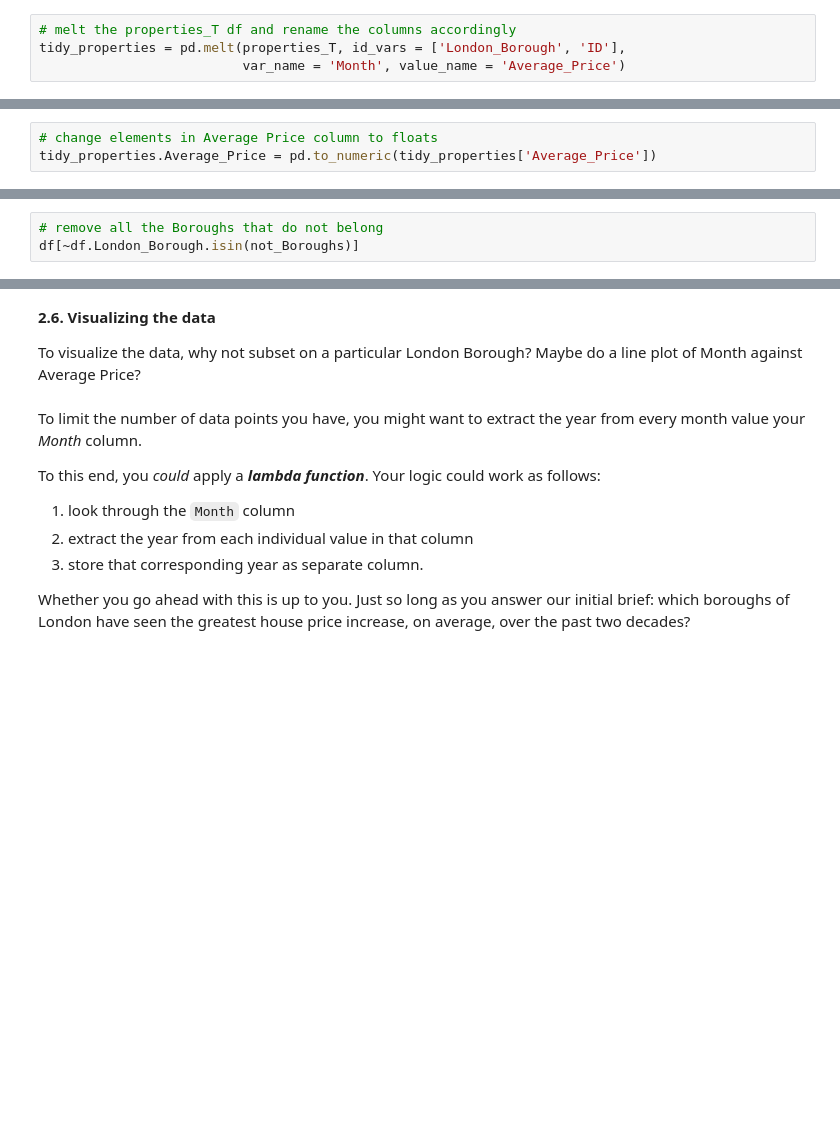
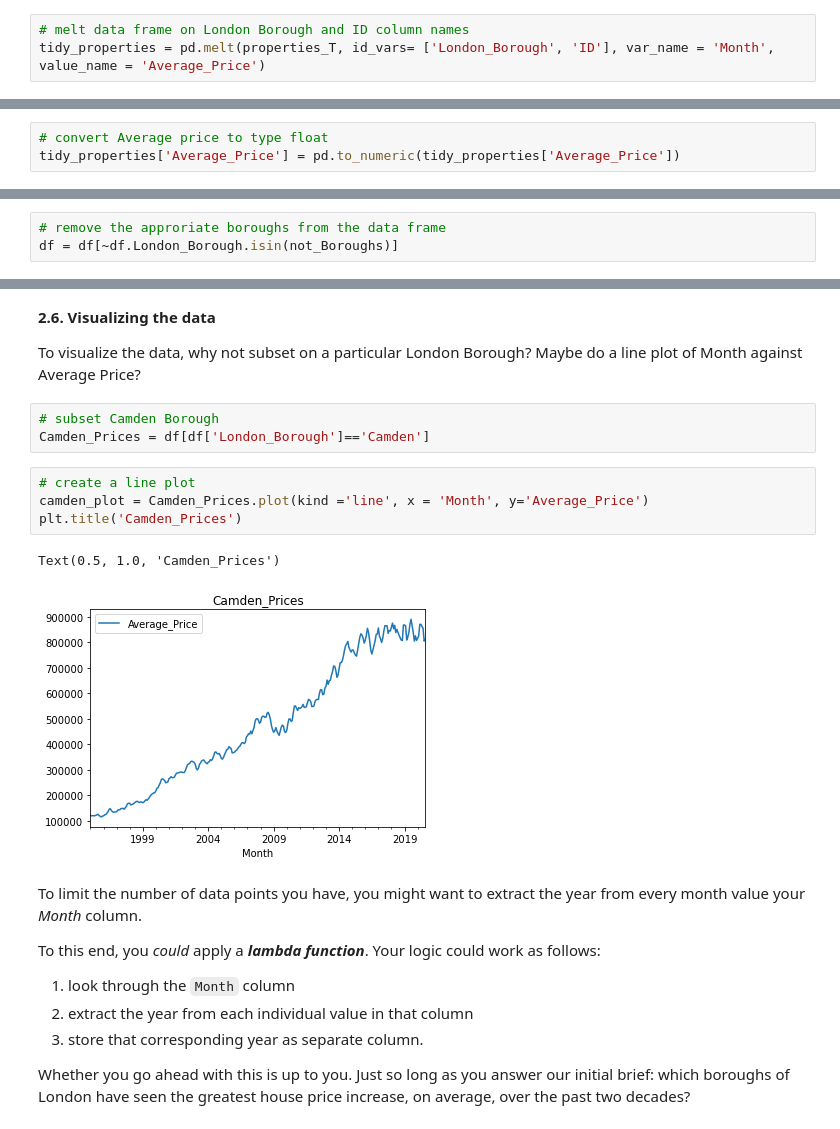
Before and after one commit to pzal8746/Springboard_DSC, a Jupyter notebook: Unit 4 Challenge - Tier 3.ipynb, the cells around one changed output, grey strips where cells are left out. Drawn from its saved outputs; the diff is of its cells as text; blank space fills up the shorter version.

```diff
--- a/Unit 4 Challenge - Tier 3.ipynb
+++ b/Unit 4 Challenge - Tier 3.ipynb
@@ -199,6 +198,5 @@ Remember what Wes McKinney said about tidy data?
 
 You might need to **melt** your DataFrame here.
 # %%
-# melt the properties_T df and rename the columns accordingly
-tidy_properties = pd.melt(properties_T, id_vars = ['London_Borough', 'ID'],
-                          var_name = 'Month', value_name = 'Average_Price')
+# melt data frame on London Borough and ID column names
+tidy_properties = pd.melt(properties_T, id_vars= ['London_Borough', 'ID'], var_name = 'Month', value_name = 'Average_Price')
@@ -214,5 +228,5 @@ Month             datetime64[ns]
 Average_Price             object
 dtype: object
 # %%
-# change elements in Average Price column to floats
-tidy_properties.Average_Price = pd.to_numeric(tidy_properties['Average_Price'])
+# convert Average price to type float
+tidy_properties['Average_Price'] = pd.to_numeric(tidy_properties['Average_Price'])
@@ -275,5 +281,5 @@ not_Boroughs = ['Inner London', 'Outer London',
               'EAST OF ENGLAND', 'LONDON', 'SOUTH EAST',
               'SOUTH WEST', 'England']
 # %%
-# remove all the Boroughs that do not belong
-df[~df.London_Borough.isin(not_Boroughs)]
+# remove the approriate boroughs from the data frame
+df = df[~df.London_Borough.isin(not_Boroughs)]
@@ -303,6 +295,16 @@ dtype: object
 **2.6. Visualizing the data**
 
 To visualize the data, why not subset on a particular London Borough? Maybe do a line plot of Month against Average Price?
+# %%
+# subset Camden Borough
+Camden_Prices = df[df['London_Borough']=='Camden']
+# %%
+# create a line plot
+camden_plot = Camden_Prices.plot(kind ='line', x = 'Month', y='Average_Price')
+plt.title('Camden_Prices')
+# %% [output]
+Text(0.5, 1.0, 'Camden_Prices')
+[figure, added]
 # %% [markdown]
 To limit the number of data points you have, you might want to extract the year from every month value your *Month* column.
 
```
Also changed, not shown: parts of 21 cells of this notebook.
